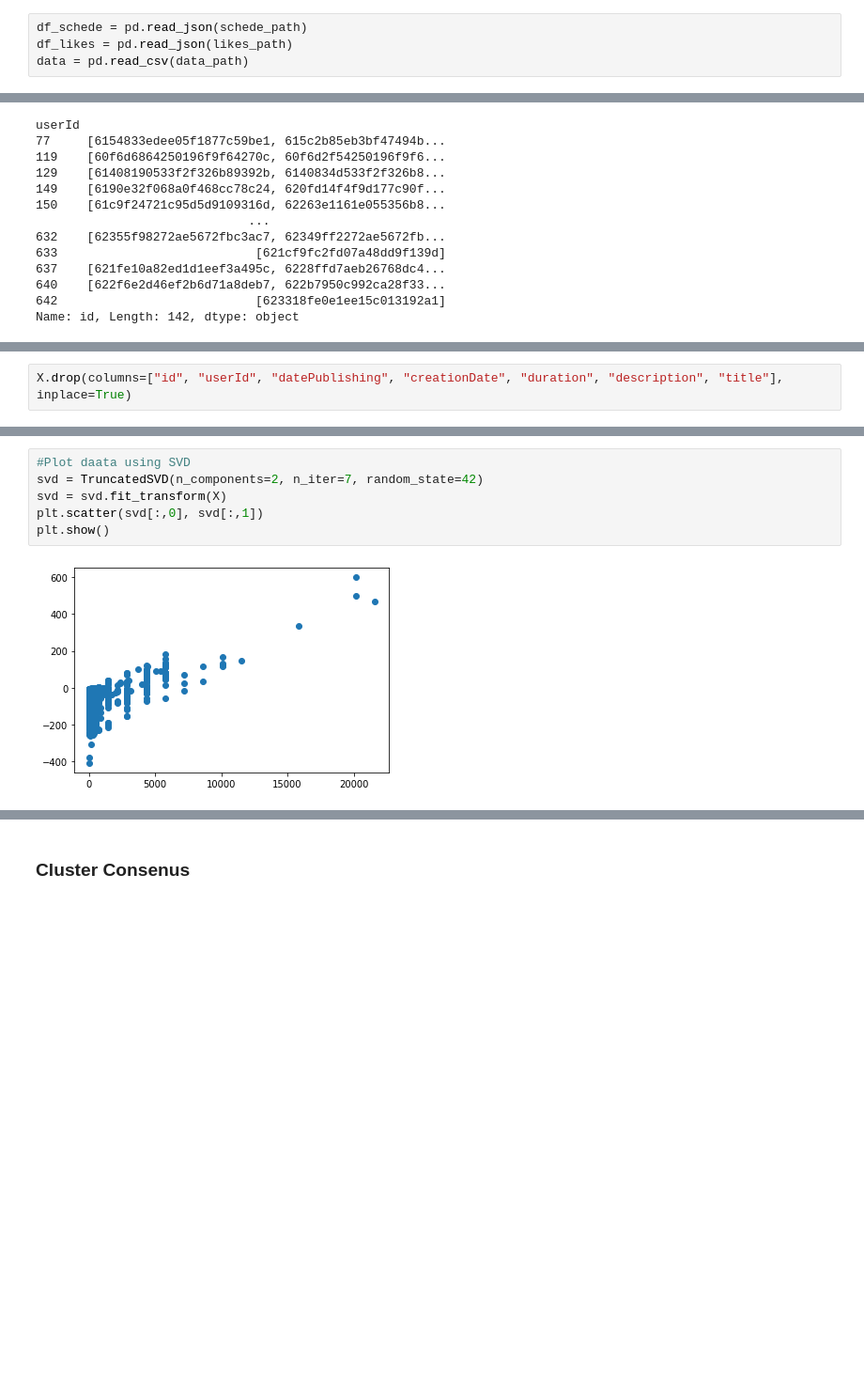
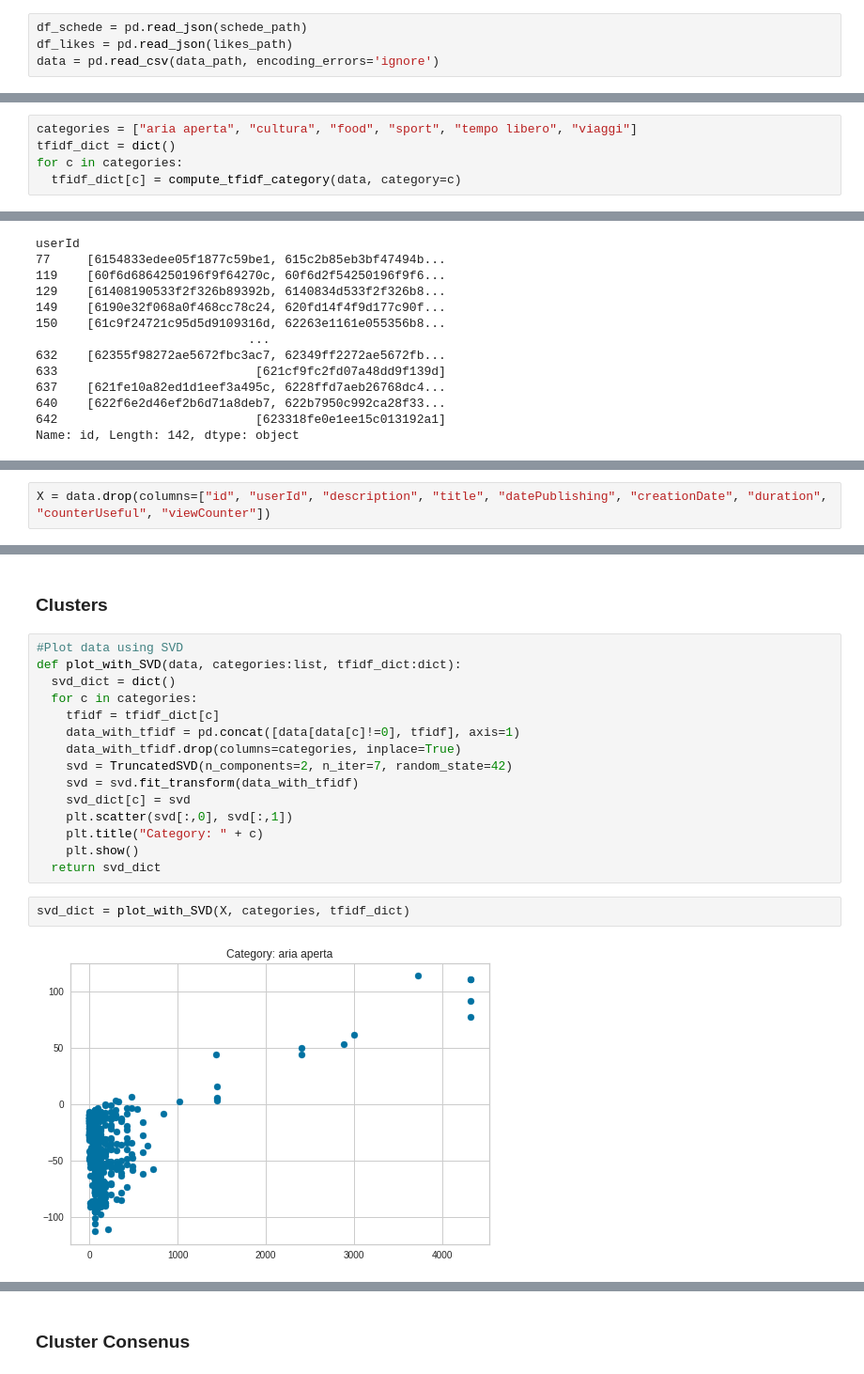
Before and after one commit to GianRomani/Notes, a Jupyter notebook: RecSys.ipynb, the cells around one changed output, grey strips where cells are left out. Shown: that part at 94% size. Drawn from its saved outputs; the diff is of its cells as text; blank space fills up the shorter version.

Commit message:
Fixed tfidf and clustering

```diff
--- a/RecSys.ipynb
+++ b/RecSys.ipynb
@@ -17,7 +29,7 @@ data_path = "/content/drive/MyDrive/Tesi/data.csv"
 # %%
 df_schede = pd.read_json(schede_path)
 df_likes = pd.read_json(likes_path)
-data = pd.read_csv(data_path)
+data = pd.read_csv(data_path, encoding_errors='ignore')
 # %%
 df_schede_fields = df_schede[["id","userId", "title", "description", "duration", "datePublishing", "creationDate", "counterUseful", "categories", "viewCounter"]]
 df_likes_ids = df_likes[["id", "userId"]]
@@ -55,3 +89,8 @@ df_tfidf = pd.DataFrame(tfidf_schede.toarray(), columns=tfidf_vectorizer.get_fea
+# %%
+categories = ["aria aperta", "cultura", "food", "sport", "tempo libero", "viaggi"]
+tfidf_dict = dict()
+for c in categories:
+  tfidf_dict[c] = compute_tfidf_category(data, category=c)
 # %% [markdown]
 # Embeddings
 # %% [markdown]
@@ -201,2 +232,2 @@ data_with_ids = X.drop(columns=["datePublishing", "creationDate", "duration", "d
 # %%
-X.drop(columns=["id", "userId", "datePublishing", "creationDate", "duration", "description", "title"], inplace=True)
+X = data.drop(columns=["id", "userId", "description", "title", "datePublishing", "creationDate", "duration", "counterUseful", "viewCounter"])
@@ -205,8 +250,21 @@ X.drop(columns=["id", "userId", "datePublishing", "creationDate", "duration", "d
+# %% [markdown]
+### Clusters
 # %%
-#Plot daata using SVD
-svd = TruncatedSVD(n_components=2, n_iter=7, random_state=42)
-svd = svd.fit_transform(X)
-plt.scatter(svd[:,0], svd[:,1])
-plt.show()
+#Plot data using SVD
+def plot_with_SVD(data, categories:list, tfidf_dict:dict):
+  svd_dict = dict()
+  for c in categories:
+    tfidf = tfidf_dict[c]
+    data_with_tfidf = pd.concat([data[data[c]!=0], tfidf], axis=1)
+    data_with_tfidf.drop(columns=categories, inplace=True)
+    svd = TruncatedSVD(n_components=2, n_iter=7, random_state=42)
+    svd = svd.fit_transform(data_with_tfidf)
+    svd_dict[c] = svd
+    plt.scatter(svd[:,0], svd[:,1])
+    plt.title("Category: " + c)
+    plt.show()
+  return svd_dict
-# %% [output]
-[figure, removed]
+# %%
+svd_dict = plot_with_SVD(X, categories, tfidf_dict)
+# %% [output]
+[figure, added]
```
Also changed, not shown: parts of 46 cells of this notebook, 15 other files.
